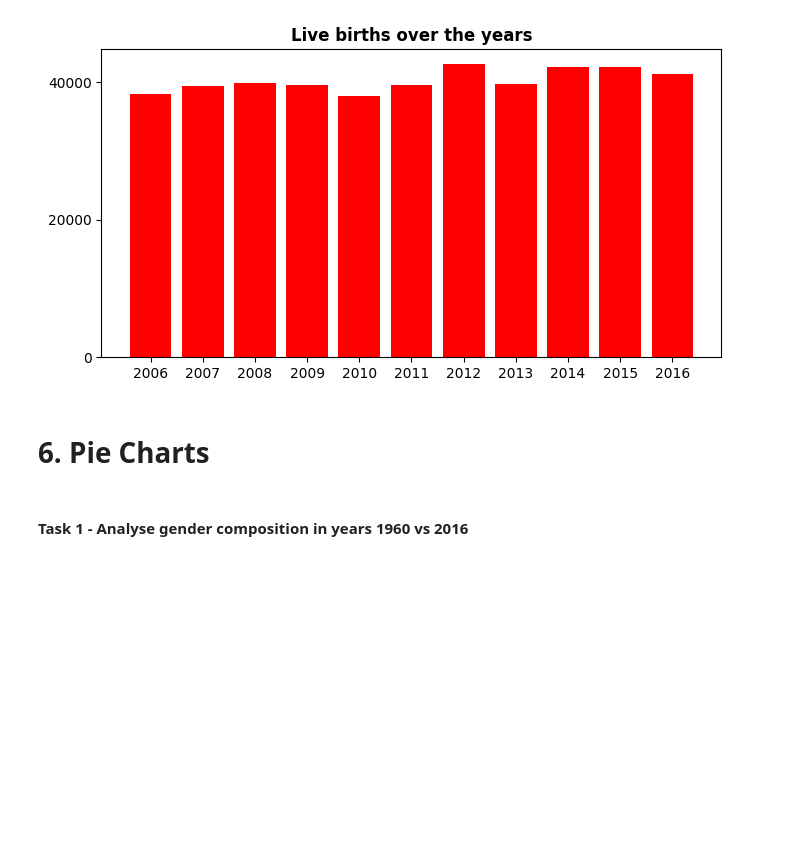
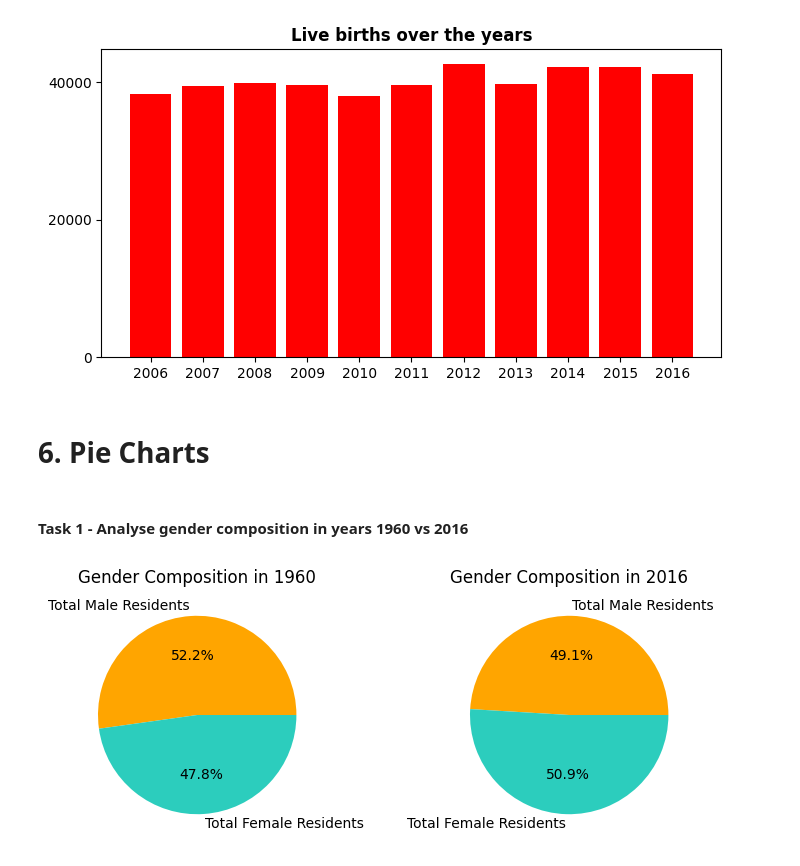
Before and after one commit to iyliahutta/Intro-to-Programming-for-DS, a Jupyter notebook: Lab 3/Lab 3.ipynb, the cells around one changed output. Cells and saved outputs as stored; diff of their text form; code cells hidden in the pictures; blank space fills up the shorter version.

```diff
--- a/Lab 3/Lab 3.ipynb
+++ b/Lab 3/Lab 3.ipynb
@@ -299,3 +299,32 @@ plt.show()
 # 6. Pie Charts
 # %% [markdown]
 #### Task 1 - Analyse gender composition in years 1960 vs 2016
+# %%
+data = np.loadtxt("/Users/iylia/Library/Mobile Documents/com~apple~CloudDocs/SP/Intro to Programming for DS/Lab 3/Lab3_Datasets/singapore-residents-by-ethnic-group-and-sex-end-june-annual.csv",skiprows=1,dtype=[('year','i8'),('level_1','U50'),('value','i8')],delimiter=",")
+
+# Extract only the rows with “Total Male/Female Residents" in the “level_1” column
+data = data[np.isin(data['level_1'], ['Total Male Residents', 'Total Female Residents'])]
+
+# plot
+fig = plt.figure(figsize=(8,4.5))
+
+# subplot 1
+data_1960 = data[data['year'] == 1960]
+
+ax1 = fig.add_subplot(121)
+ax1.pie(data_1960['value'], labels=data_1960['level_1'], autopct='%1.1f%%', colors=['orange', '#2CCDBD'])
+ax1.title.set_text('Gender Composition in 1960')
+
+# subplot 2
+data_2016 = data[data['year'] == 2016]
+
+ax2 = fig.add_subplot(122)
+ax2.pie(data_2016['value'], labels=data_2016['level_1'], autopct='%1.1f%%', colors=['orange', '#2CCDBD'])
+ax2.title.set_text('Gender Composition in 2016')
+
+
+fig.subplots_adjust(wspace=0.5)
+
+plt.show()
+# %% [output]
+[figure, added]
```
